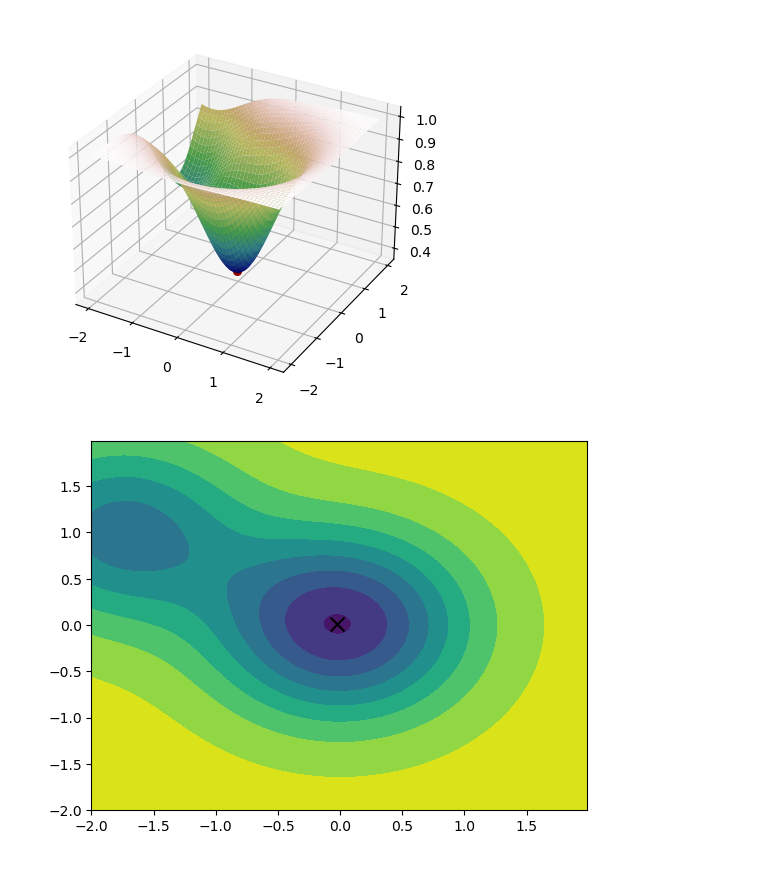
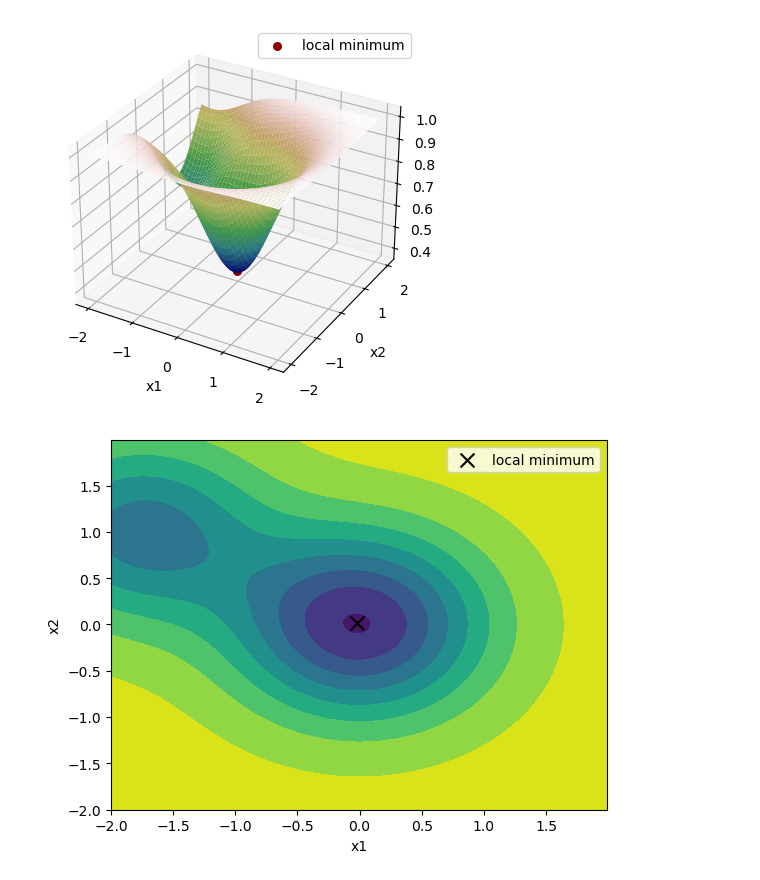
Before and after one commit to iszablowski/WSI24L, a Jupyter notebook: wsi1_gradietnt_descent/gradient_descent.ipynb, the cells around one changed output. Drawn from its saved outputs; the diff is of its cells as text; code cells hidden in the pictures.

```diff
--- a/wsi1_gradietnt_descent/gradient_descent.ipynb
+++ b/wsi1_gradietnt_descent/gradient_descent.ipynb
@@ -60,26 +77,29 @@ Execution time: 3.7574001908069476e-05
 # %%
-import matplotlib.pyplot as plt
-from matplotlib import cm
-
 x1 = np.arange(-2, 2, 0.01)
 x2 = np.arange(-2, 2, 0.01)
 x1, x2 = np.meshgrid(x1, x2)
 z = g(x1, x2)
 
 minimum, x, it = GradientDescent.solve(g, gradient_g, 0.000000000001, 0.25, -2, -2, show_data=False);
 
 fig, ax = plt.subplots(subplot_kw={"projection": "3d"})
 ax.plot_surface(x1, x2, z, cmap=cm.gist_earth)
-ax.scatter(x[0], x[1], minimum, c='darkred', s=30)
+ax.scatter(x[0], x[1], minimum, c='darkred', s=30, label='local minimum')
+ax.legend()
+ax.set_xlabel('x1')
+ax.set_ylabel('x2')
 
 plt.show()
 
 fig, ax = plt.subplots()
 
 ax.tricontourf(x1.flatten(), x2.flatten(), z.flatten())
-ax.scatter(x[0], x[1], color='black', marker='x', s=100)
+ax.scatter(x[0], x[1], color='black', marker='x', s=100, label='local minimum')
+ax.legend()
+ax.set_xlabel('x1')
+ax.set_ylabel('x2')
 
 plt.show()
 # %% [output]
-[figure, old version]
+[figure, new version]
-[figure, old version]
+[figure, new version]
```
Also changed, not shown: parts of 7 cells of this notebook.
